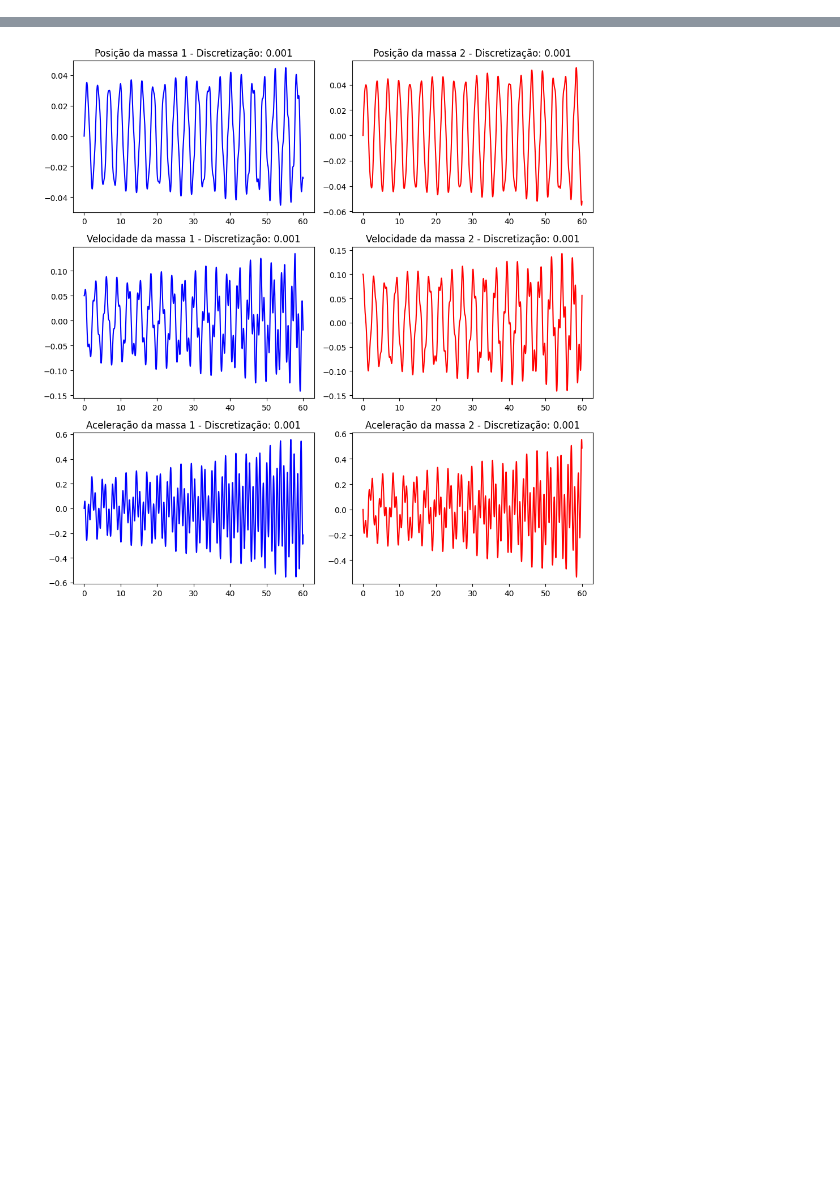
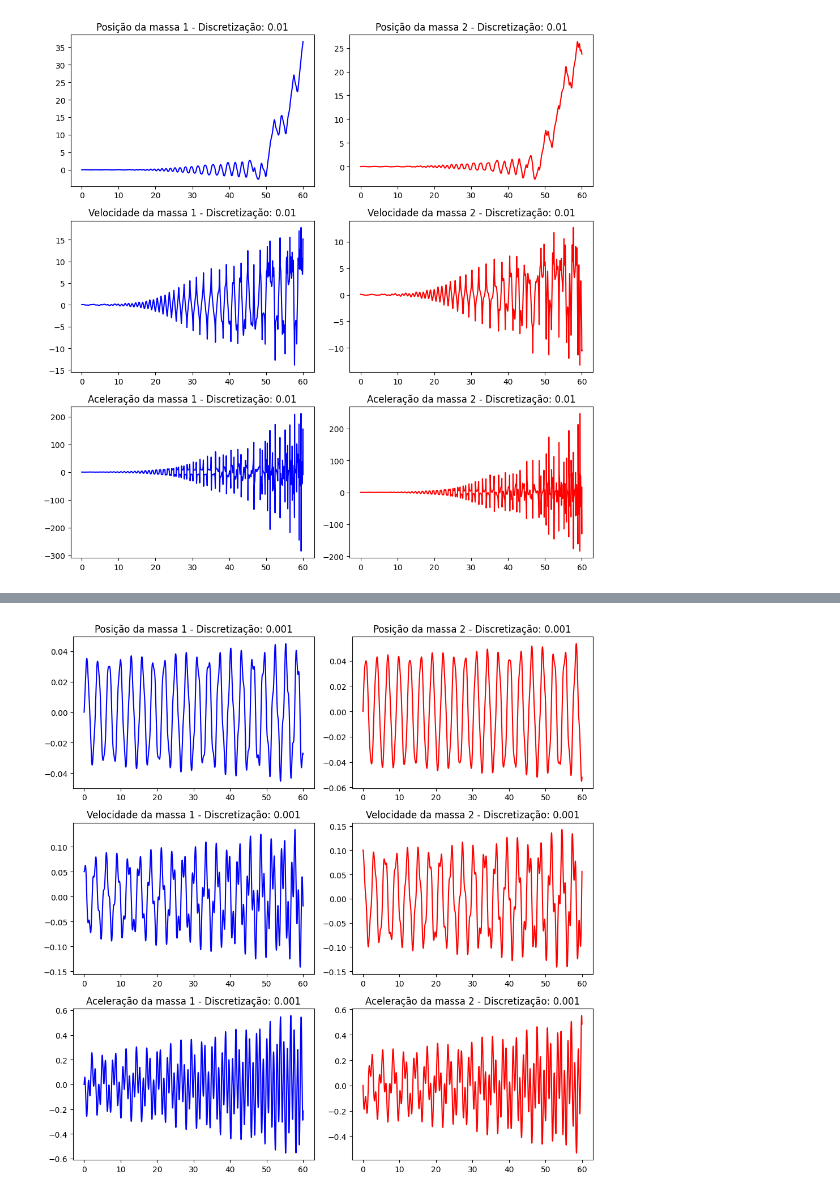
Before and after one commit to guicbelon/EulerRK4_simul, a Jupyter notebook: exemp ex1.ipynb, the cells around one changed output, grey strips where cells are left out. Cells and saved outputs as stored; diff of their text form; code cells hidden in the pictures; blank space fills up the shorter version.

Commit message:
add: diferente steps on ex1

```diff
--- a/exemp ex1.ipynb
+++ b/exemp ex1.ipynb
@@ -1,2 +1,12 @@
 # %% [markdown]
 ![image.png](attachment:image.png)
+# %%
+from meccomp_lib import *
+
+system = System(step=0.01) # Voce altera aqui as condições iniciais do sistema
+eule = Euler(system=system, simulation_time=60)
+
+eule.simul()
+eule.plot_results()
+# %% [output]
+[figure, added]
```
Also changed, not shown: parts of 6 cells of this notebook.
